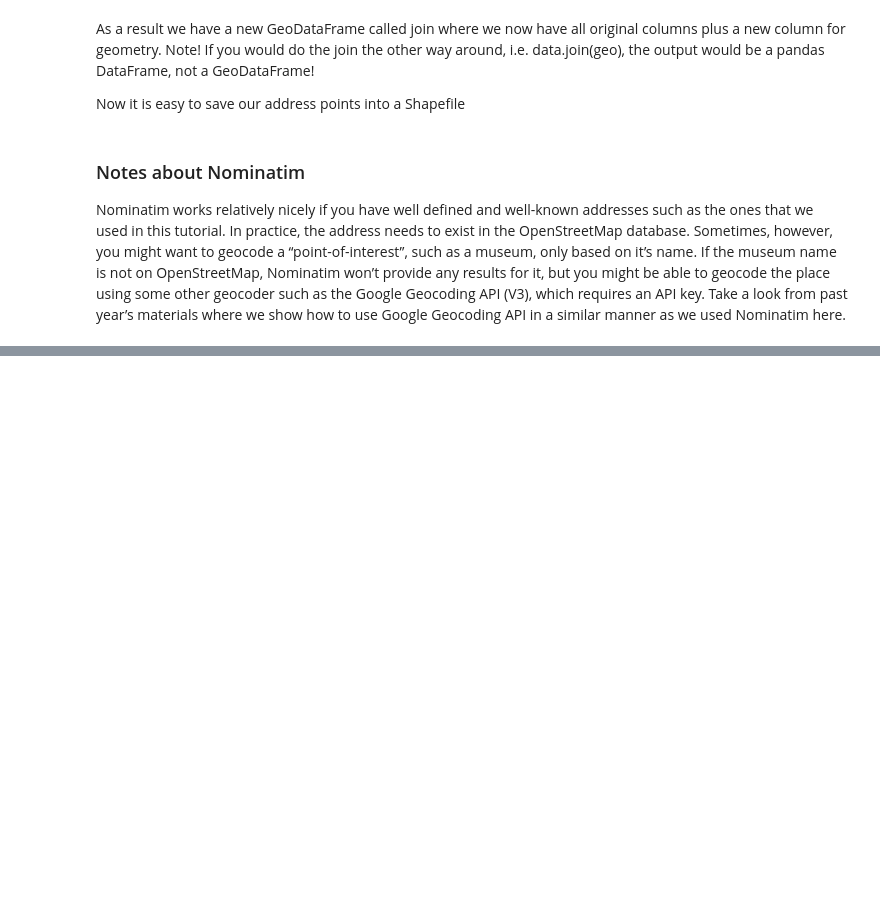
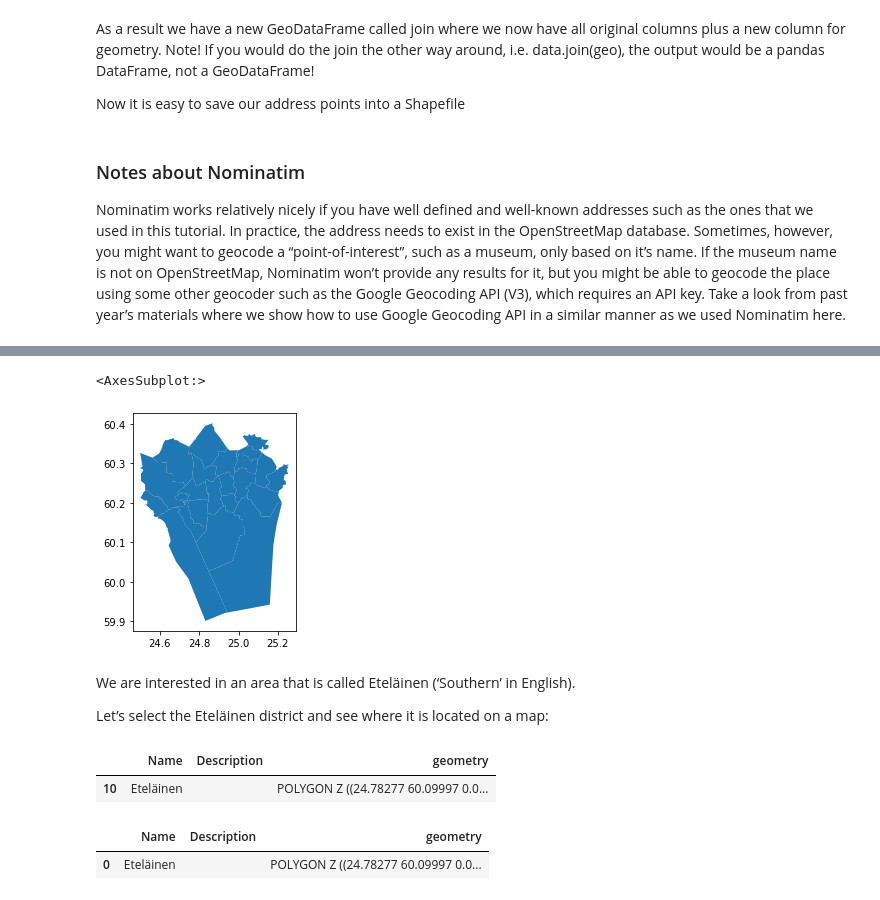
Before and after one commit to balintalfoldy/Automating_GIS, a Jupyter notebook: Lesson3/Lesson3.ipynb, the cells around one changed output, grey strips where cells are left out. Cells and saved outputs as stored; diff of their text form; code cells hidden in the pictures; blank space fills up the shorter version.

```diff
--- a/Lesson3/Lesson3.ipynb
+++ b/Lesson3/Lesson3.ipynb
@@ -155,0 +313,3 @@ Nominatim works relatively nicely if you have well defined and well-known addres
+# %%
+gpd.io.file.fiona.drvsupport.supported_drivers['KML'] = 'rw'
+gpd.io.file.fiona.drvsupport.supported_drivers
@@ -155,0 +338,4 @@ Nominatim works relatively nicely if you have well defined and well-known addres
+# %%
+# Filepath to KML file
+fp = "data/PKS_suuralue.kml"
+polys = gpd.read_file(fp, driver='KML')
@@ -155,0 +360,9 @@ Nominatim works relatively nicely if you have well defined and well-known addres
+# %%
+polys.plot()
+# %% [output]
+<AxesSubplot:>
+[figure, added]
+# %% [markdown]
+We are interested in an area that is called Eteläinen (‘Southern’ in English).
+
+Let’s select the Eteläinen district and see where it is located on a map:
@@ -155,0 +372,5 @@ Nominatim works relatively nicely if you have well defined and well-known addres
+# %%
+southern
+# %% [output]
+|  | Name | Description | geometry |
+| 10 | Eteläinen |  | POLYGON Z ((24.78277 60.09997 0.0... |
@@ -155,0 +380,5 @@ Nominatim works relatively nicely if you have well defined and well-known addres
+# %%
+southern
+# %% [output]
+|  | Name | Description | geometry |
+| 0 | Eteläinen |  | POLYGON Z ((24.78277 60.09997 0.0... |
```
Also changed, not shown: parts of 53 cells of this notebook, 6 other files.
